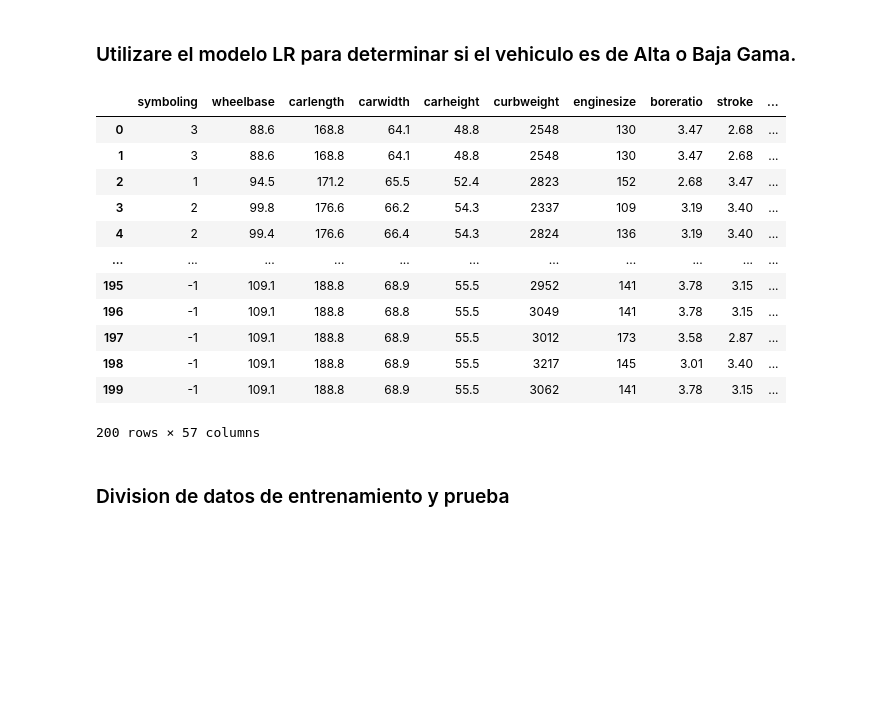
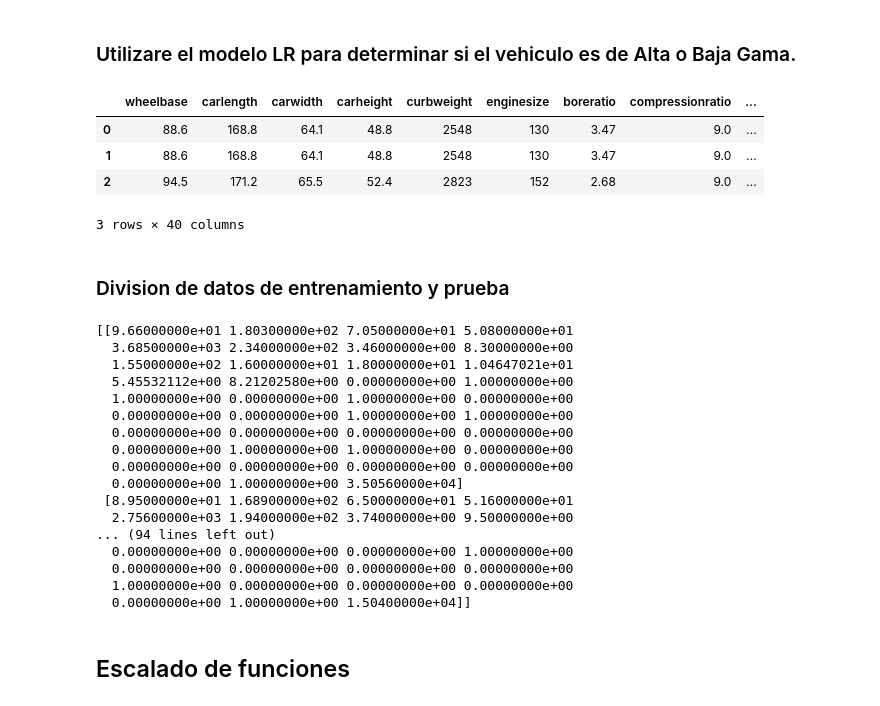
Before and after one commit to Remolino777/Cars--market, a Jupyter notebook: modelo_lr.ipynb, the cells around one changed output. Drawn from its saved outputs; the diff is of its cells as text; code cells hidden in the pictures; blank space fills up the shorter version.

```diff
--- a/modelo_lr.ipynb
+++ b/modelo_lr.ipynb
@@ -9,21 +9,13 @@ import pandas as pd
 # %%
 dataset = pd.read_csv('transformado.csv')
 # %%
-dataset
+dataset.head(3)
 # %% [output]
-|  | symboling | wheelbase | carlength | carwidth | carheight | curbweight | enginesize | boreratio | stroke | ... |
-| 0 | 3 | 88.6 | 168.8 | 64.1 | 48.8 | 2548 | 130 | 3.47 | 2.68 | ... |
-| 1 | 3 | 88.6 | 168.8 | 64.1 | 48.8 | 2548 | 130 | 3.47 | 2.68 | ... |
-| 2 | 1 | 94.5 | 171.2 | 65.5 | 52.4 | 2823 | 152 | 2.68 | 3.47 | ... |
-| 3 | 2 | 99.8 | 176.6 | 66.2 | 54.3 | 2337 | 109 | 3.19 | 3.40 | ... |
-| 4 | 2 | 99.4 | 176.6 | 66.4 | 54.3 | 2824 | 136 | 3.19 | 3.40 | ... |
-| ... | ... | ... | ... | ... | ... | ... | ... | ... | ... | ... |
-| 195 | -1 | 109.1 | 188.8 | 68.9 | 55.5 | 2952 | 141 | 3.78 | 3.15 | ... |
-| 196 | -1 | 109.1 | 188.8 | 68.8 | 55.5 | 3049 | 141 | 3.78 | 3.15 | ... |
-| 197 | -1 | 109.1 | 188.8 | 68.9 | 55.5 | 3012 | 173 | 3.58 | 2.87 | ... |
-| 198 | -1 | 109.1 | 188.8 | 68.9 | 55.5 | 3217 | 145 | 3.01 | 3.40 | ... |
-| 199 | -1 | 109.1 | 188.8 | 68.9 | 55.5 | 3062 | 141 | 3.78 | 3.15 | ... |
+|  | wheelbase | carlength | carwidth | carheight | curbweight | enginesize | boreratio | compressionratio | ... |
+| 0 | 88.6 | 168.8 | 64.1 | 48.8 | 2548 | 130 | 3.47 | 9.0 | ... |
+| 1 | 88.6 | 168.8 | 64.1 | 48.8 | 2548 | 130 | 3.47 | 9.0 | ... |
+| 2 | 94.5 | 171.2 | 65.5 | 52.4 | 2823 | 152 | 2.68 | 9.0 | ... |
-200 rows × 57 columns
+3 rows × 40 columns
 # %%
 # Selecciono las columnas para entrenar 'X' y la columna objetivo 'Y'
 # Importante transformar a arrays para no tener qu eescalar a la hora de usar el modelo
@@ -36,3 +28,25 @@ y = array[:,56]
 # %%
 from sklearn.model_selection import train_test_split
 X_train, X_test, y_train, y_test = train_test_split(X, y, test_size = 0.25, random_state = 0)
+# %%
+print(X_train[:11])
+# %% [output]
+[[9.66000000e+01 1.80300000e+02 7.05000000e+01 5.08000000e+01
+  3.68500000e+03 2.34000000e+02 3.46000000e+00 8.30000000e+00
+  1.55000000e+02 1.60000000e+01 1.80000000e+01 1.04647021e+01
+  5.45532112e+00 8.21202580e+00 0.00000000e+00 1.00000000e+00
+  1.00000000e+00 0.00000000e+00 1.00000000e+00 0.00000000e+00
+  0.00000000e+00 0.00000000e+00 1.00000000e+00 1.00000000e+00
+  0.00000000e+00 0.00000000e+00 0.00000000e+00 0.00000000e+00
+  0.00000000e+00 1.00000000e+00 1.00000000e+00 0.00000000e+00
+  0.00000000e+00 0.00000000e+00 0.00000000e+00 0.00000000e+00
+  0.00000000e+00 1.00000000e+00 3.50560000e+04]
+ [8.95000000e+01 1.68900000e+02 6.50000000e+01 5.16000000e+01
+  2.75600000e+03 1.94000000e+02 3.74000000e+00 9.50000000e+00
+... (94 lines left out)
+  0.00000000e+00 0.00000000e+00 0.00000000e+00 1.00000000e+00
+  0.00000000e+00 0.00000000e+00 0.00000000e+00 0.00000000e+00
+  1.00000000e+00 0.00000000e+00 0.00000000e+00 0.00000000e+00
+  0.00000000e+00 1.00000000e+00 1.50400000e+04]]
+# %% [markdown]
+## Escalado de funciones
```
Also changed, not shown: parts of 20 cells of this notebook, 4 other files.
